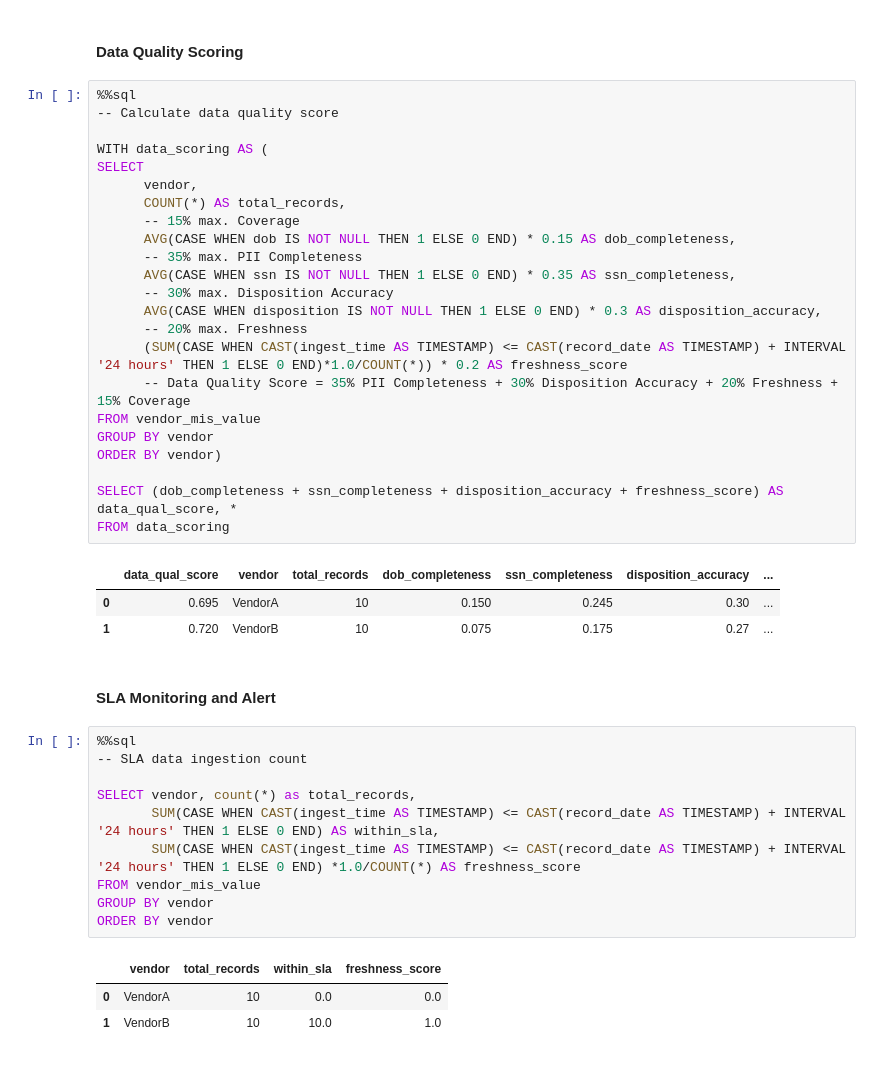
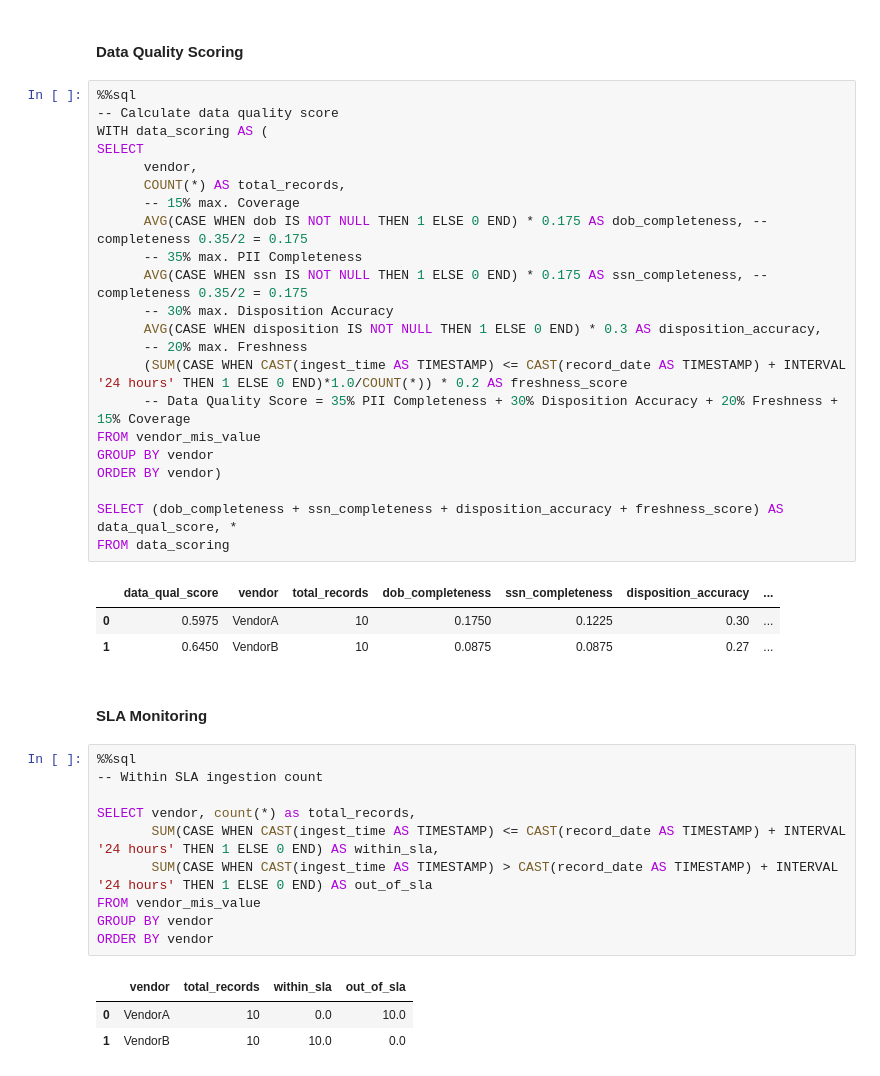
Before and after one commit to SunlongNgouv/Vendor-Data-Quality-SLA-Analysis, a Jupyter notebook: models/Exploratory_data.ipynb, the cells around one changed output. Cells and saved outputs as stored; diff of their text form.

```diff
--- a/models/Exploratory_data.ipynb
+++ b/models/Exploratory_data.ipynb
@@ -320,43 +333,42 @@ HAVING cnt > 1
 # %%
 %%sql
 -- Calculate data quality score
-
 WITH data_scoring AS (
 SELECT
       vendor,
       COUNT(*) AS total_records,
       -- 15% max. Coverage
-      AVG(CASE WHEN dob IS NOT NULL THEN 1 ELSE 0 END) * 0.15 AS dob_completeness,
+      AVG(CASE WHEN dob IS NOT NULL THEN 1 ELSE 0 END) * 0.175 AS dob_completeness, -- completeness 0.35/2 = 0.175
       -- 35% max. PII Completeness
-      AVG(CASE WHEN ssn IS NOT NULL THEN 1 ELSE 0 END) * 0.35 AS ssn_completeness,
+      AVG(CASE WHEN ssn IS NOT NULL THEN 1 ELSE 0 END) * 0.175 AS ssn_completeness, -- completeness 0.35/2 = 0.175
       -- 30% max. Disposition Accuracy
       AVG(CASE WHEN disposition IS NOT NULL THEN 1 ELSE 0 END) * 0.3 AS disposition_accuracy,
       -- 20% max. Freshness
       (SUM(CASE WHEN CAST(ingest_time AS TIMESTAMP) <= CAST(record_date AS TIMESTAMP) + INTERVAL '24 hours' THEN 1 ELSE 0 END)*1.0/COUNT(*)) * 0.2 AS freshness_score
       -- Data Quality Score = 35% PII Completeness + 30% Disposition Accuracy + 20% Freshness + 15% Coverage
 FROM vendor_mis_value
 GROUP BY vendor
 ORDER BY vendor)
 
 SELECT (dob_completeness + ssn_completeness + disposition_accuracy + freshness_score) AS data_qual_score, *
 FROM data_scoring
 # %% [output]
 |  | data_qual_score | vendor | total_records | dob_completeness | ssn_completeness | disposition_accuracy | ... |
-| 0 | 0.695 | VendorA | 10 | 0.150 | 0.245 | 0.30 | ... |
-| 1 | 0.720 | VendorB | 10 | 0.075 | 0.175 | 0.27 | ... |
+| 0 | 0.5975 | VendorA | 10 | 0.1750 | 0.1225 | 0.30 | ... |
+| 1 | 0.6450 | VendorB | 10 | 0.0875 | 0.0875 | 0.27 | ... |
 # %% [markdown]
-#### SLA Monitoring and Alert
+#### SLA Monitoring
 # %%
 %%sql
--- SLA data ingestion count
+-- Within SLA ingestion count
 
 SELECT vendor, count(*) as total_records,
        SUM(CASE WHEN CAST(ingest_time AS TIMESTAMP) <= CAST(record_date AS TIMESTAMP) + INTERVAL '24 hours' THEN 1 ELSE 0 END) AS within_sla,
-       SUM(CASE WHEN CAST(ingest_time AS TIMESTAMP) <= CAST(record_date AS TIMESTAMP) + INTERVAL '24 hours' THEN 1 ELSE 0 END) *1.0/COUNT(*) AS freshness_score
+       SUM(CASE WHEN CAST(ingest_time AS TIMESTAMP) > CAST(record_date AS TIMESTAMP) + INTERVAL '24 hours' THEN 1 ELSE 0 END) AS out_of_sla
 FROM vendor_mis_value
 GROUP BY vendor
 ORDER BY vendor
 # %% [output]
-|  | vendor | total_records | within_sla | freshness_score |
-| 0 | VendorA | 10 | 0.0 | 0.0 |
-| 1 | VendorB | 10 | 10.0 | 1.0 |
+|  | vendor | total_records | within_sla | out_of_sla |
+| 0 | VendorA | 10 | 0.0 | 10.0 |
+| 1 | VendorB | 10 | 10.0 | 0.0 |
```
Also changed, not shown: parts of 19 cells of this notebook, 5 other files.
